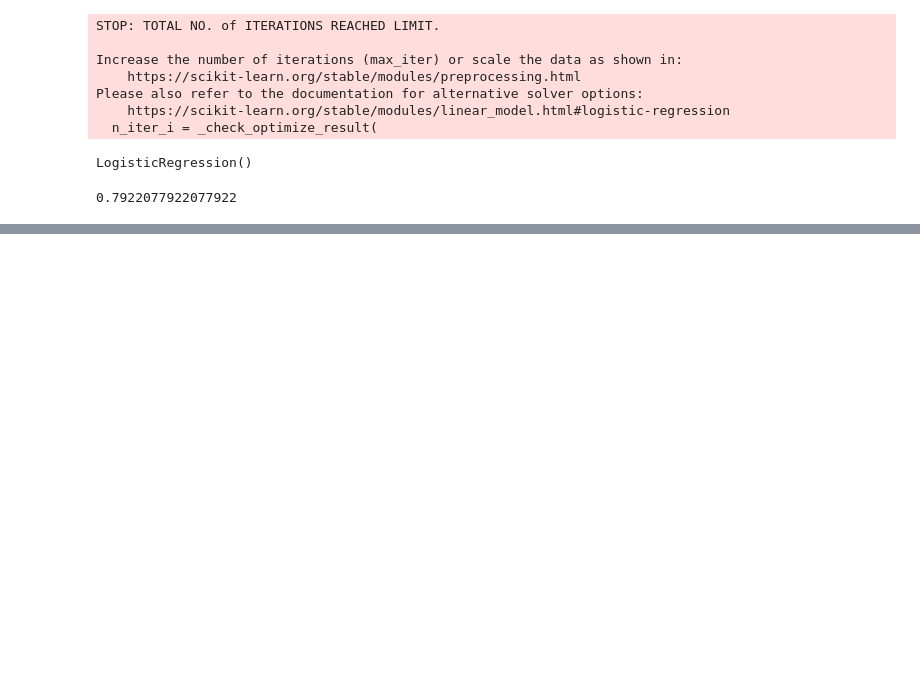
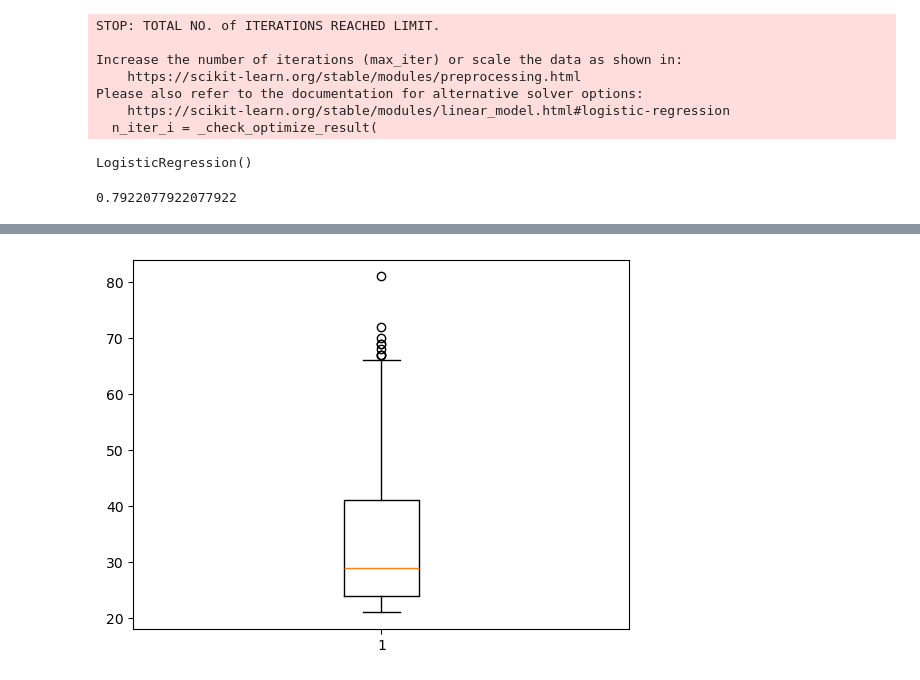
Before and after one commit to aiml096/gen-ai, a Jupyter notebook: nlp.ipynb, the cells around one changed output, grey strips where cells are left out. Drawn from its saved outputs; the diff is of its cells as text; code cells hidden in the pictures; blank space fills up the shorter version.

```diff
--- a/nlp.ipynb
+++ b/nlp.ipynb
@@ -96,0 +116,5 @@ print(ac)
+# %%
+plt.boxplot(x=data["Age"])
+plt.show()
+# %% [output]
+[figure, added]
```
Also changed, not shown: parts of 2 cells of this notebook, 5 other files.
